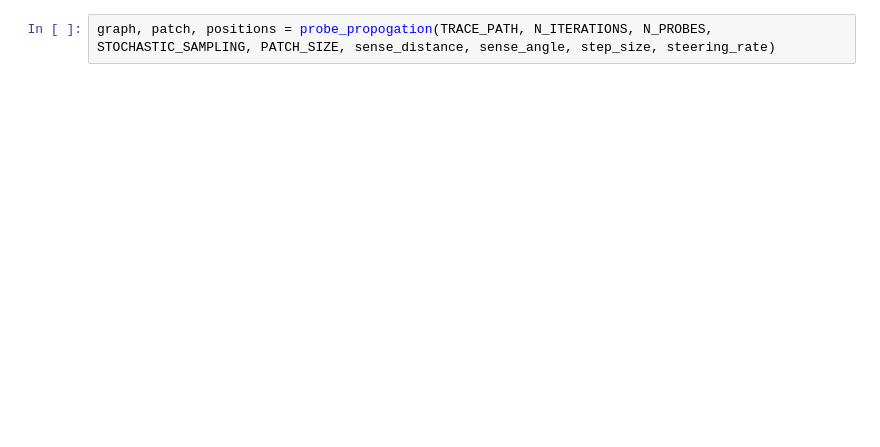
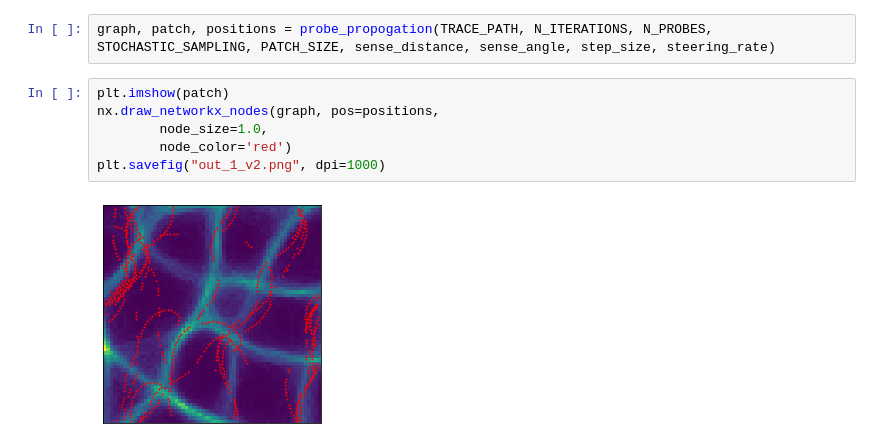
Before and after one commit to hxri/PolyPhy, a Jupyter notebook: experiments/graph_extraction/version_2.ipynb, the cells around one changed output. Cells and saved outputs as stored; diff of their text form; blank space fills up the shorter version.

```diff
--- a/experiments/graph_extraction/version_2.ipynb
+++ b/experiments/graph_extraction/version_2.ipynb
@@ -163,6 +162,14 @@ def probe_propogation(TRACE_PATH, N_ITERATIONS, N_PROBES, STOCHASTIC_SAMPLING, P
     return G, patch_underlay, dict(G.nodes.data("position"))
 # %%
 graph, patch, positions = probe_propogation(TRACE_PATH, N_ITERATIONS, N_PROBES, STOCHASTIC_SAMPLING, PATCH_SIZE, sense_distance, sense_angle, step_size, steering_rate)
+# %%
+plt.imshow(patch)
+nx.draw_networkx_nodes(graph, pos=positions,
+        node_size=1.0,
+        node_color='red')
+plt.savefig("out_1_v2.png", dpi=1000)
+# %% [output]
+[figure, added]
 # %%
 plt.imshow(patch)
 nx.draw(graph, pos=positions,
```
Also changed, not shown: parts of 4 cells of this notebook, 2 other files.
